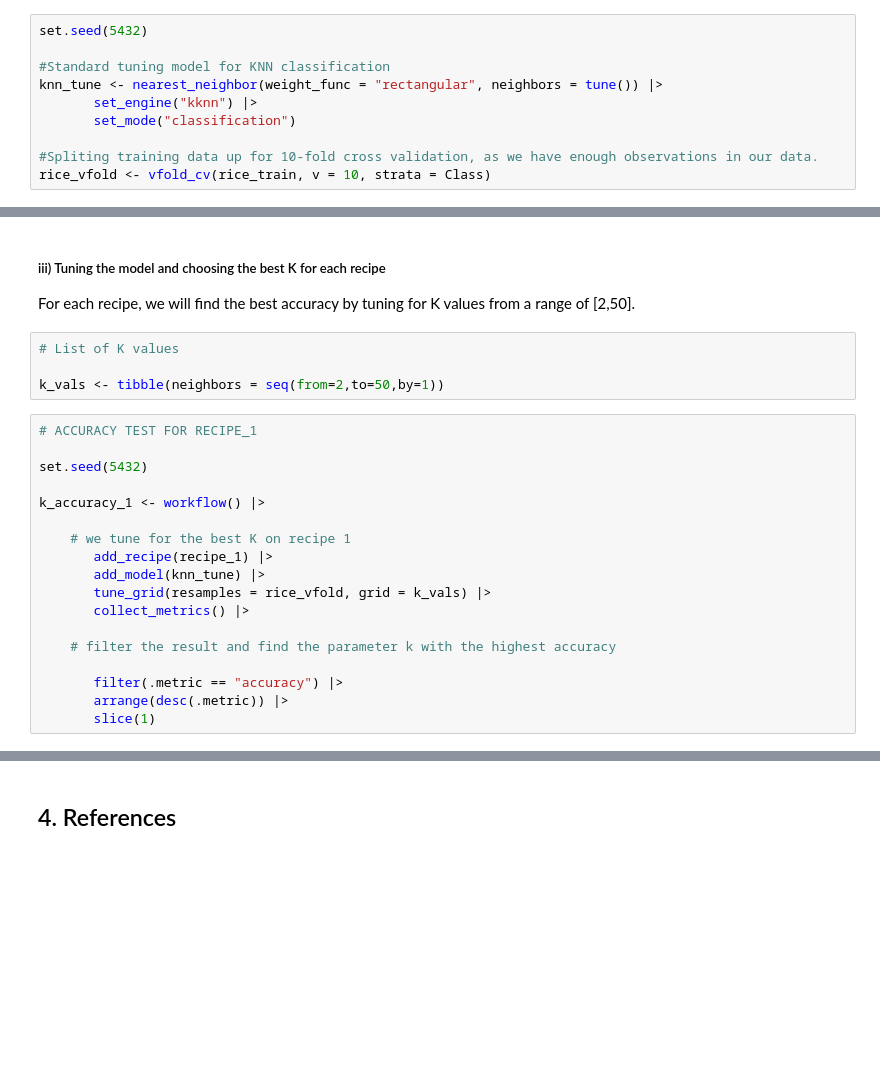
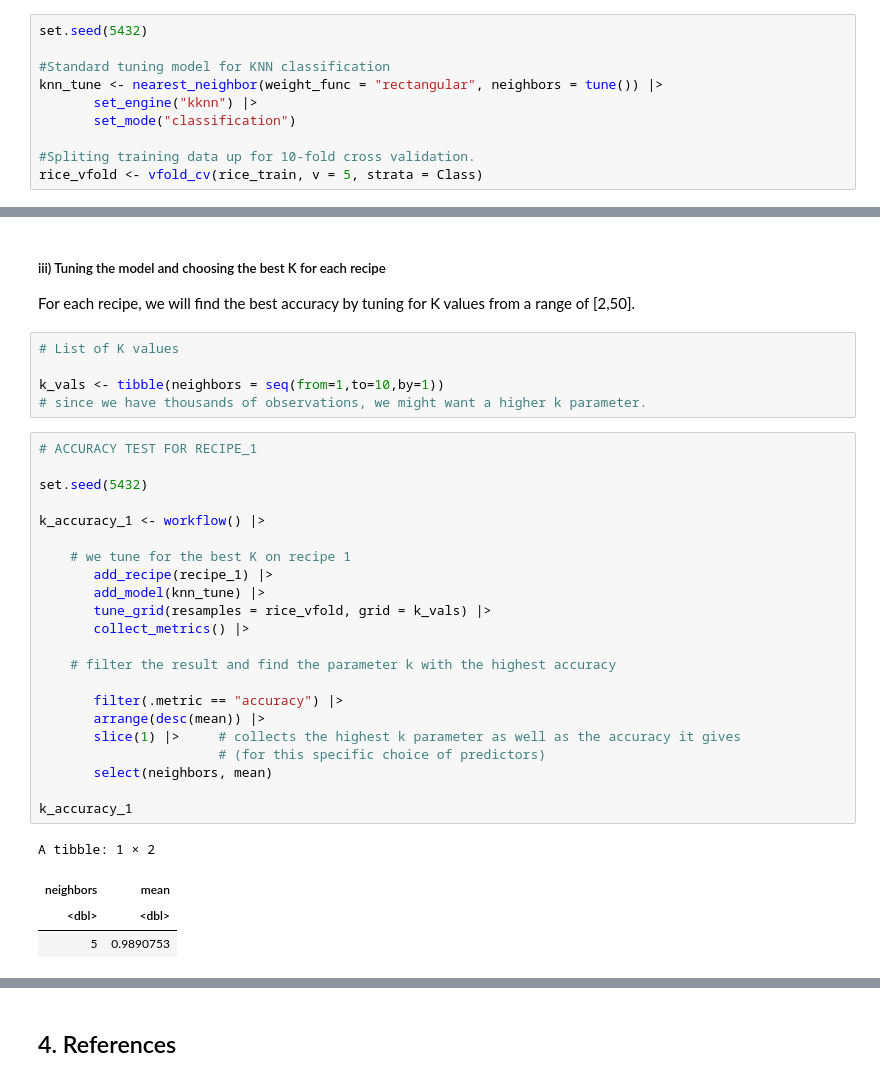
Before and after one commit to sean-prk/dsci-group-project-report, a Jupyter notebook: project.ipynb, the cells around one changed output, grey strips where cells are left out. Cells and saved outputs as stored; diff of their text form; blank space fills up the shorter version.

```diff
--- a/project.ipynb
+++ b/project.ipynb
@@ -216,8 +240,8 @@ knn_tune <- nearest_neighbor(weight_func = "rectangular", neighbors = tune()) |>
        set_engine("kknn") |>
        set_mode("classification")
 
-#Spliting training data up for 10-fold cross validation, as we have enough observations in our data.
-rice_vfold <- vfold_cv(rice_train, v = 10, strata = Class)
+#Spliting training data up for 10-fold cross validation.
+rice_vfold <- vfold_cv(rice_train, v = 5, strata = Class)
 # %% [markdown]
 ##### iii) Creating the recipes
 
@@ -253,25 +277,35 @@ For each recipe, we will find the best accuracy by tuning for K values from a ra
 # %%
 # List of K values
 
-k_vals <- tibble(neighbors = seq(from=2,to=50,by=1))
+k_vals <- tibble(neighbors = seq(from=1,to=10,by=1))
+# since we have thousands of observations, we might want a higher k parameter.
 # %%
 # ACCURACY TEST FOR RECIPE_1
 
 set.seed(5432)
 
 k_accuracy_1 <- workflow() |>
 
     # we tune for the best K on recipe 1
        add_recipe(recipe_1) |>
        add_model(knn_tune) |>
        tune_grid(resamples = rice_vfold, grid = k_vals) |>
        collect_metrics() |>
 
     # filter the result and find the parameter k with the highest accuracy
 
        filter(.metric == "accuracy") |>
-       arrange(desc(.metric)) |>
-       slice(1)
+       arrange(desc(mean)) |>
+       slice(1) |>     # collects the highest k parameter as well as the accuracy it gives
+                       # (for this specific choice of predictors)
+       select(neighbors, mean)
+
+k_accuracy_1
+# %% [output]
+A tibble: 1 × 2
+| neighbors | mean |
+| <dbl> | <dbl> |
+| 5 | 0.9890753 |
 # %%
 # ACCURACY TEST FOR RECIPE_2
 
```
Also changed, not shown: parts of 13 cells of this notebook.
